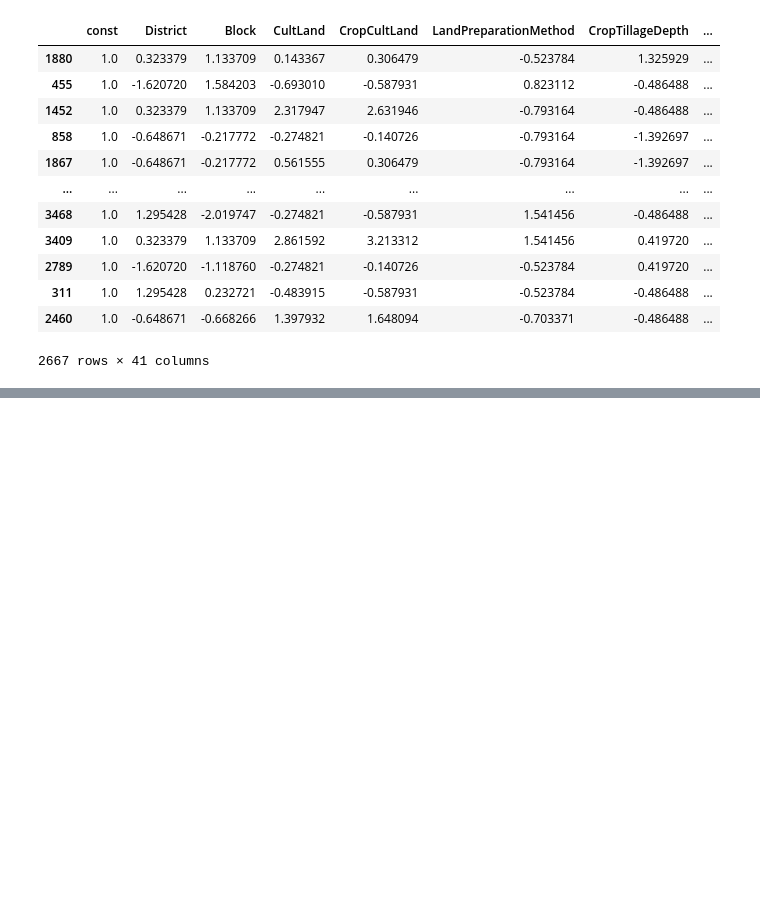
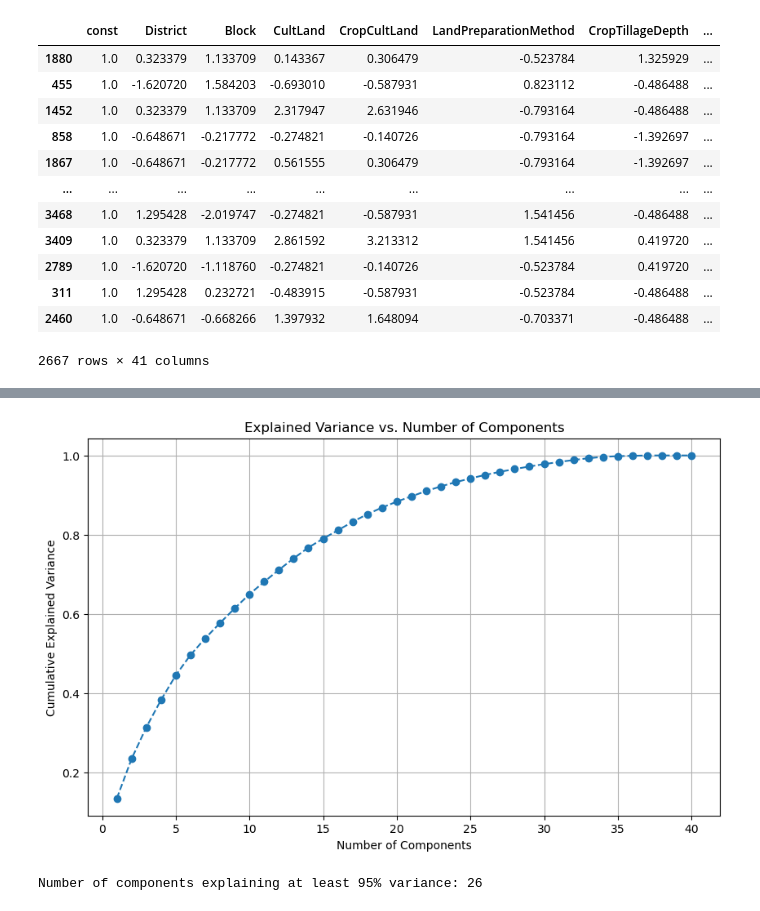
Before and after one commit to Joakimanochie/Univelcity_Capstone, a Jupyter notebook: Digital_Green_Crop_model/Green_Crop_model.ipynb, the cells around one changed output, grey strips where cells are left out. Drawn from its saved outputs; the diff is of its cells as text; code cells hidden in the pictures; blank space fills up the shorter version.

```diff
--- a/Digital_Green_Crop_model/Green_Crop_model.ipynb
+++ b/Digital_Green_Crop_model/Green_Crop_model.ipynb
@@ -648,0 +737,29 @@ models.append(('ETR', ExtraTreesRegressor()))
+# %%
+from sklearn.decomposition import PCA
+
+
+# Fitting PCA model
+pca = PCA().fit(X_train)
+
+# Calculating explained variance ratio
+explained_variance_ratio = pca.explained_variance_ratio_
+
+# Calculating cumulative explained variance
+cumulative_explained_variance = np.cumsum(explained_variance_ratio)
+
+# Ploting cumulative explained variance
+pyplot.figure(figsize=(10, 6))
+pyplot.plot(range(1, len(cumulative_explained_variance) + 1), cumulative_explained_variance, marker='o', linestyle='--')
+pyplot.xlabel('Number of Components')
+pyplot.ylabel('Cumulative Explained Variance')
+pyplot.title('Explained Variance vs. Number of Components')
+pyplot.grid()
+pyplot.show()
+# %% [output]
+[figure, added]
+# %%
+#number of components that explain at least 95% variance
+n_components = np.argmax(cumulative_explained_variance >= 0.95) + 1
+print(f'Number of components explaining at least 95% variance: {n_components}')
+# %% [output]
+Number of components explaining at least 95% variance: 26
```
Also changed, not shown: parts of 18 cells of this notebook, 5 other files.
